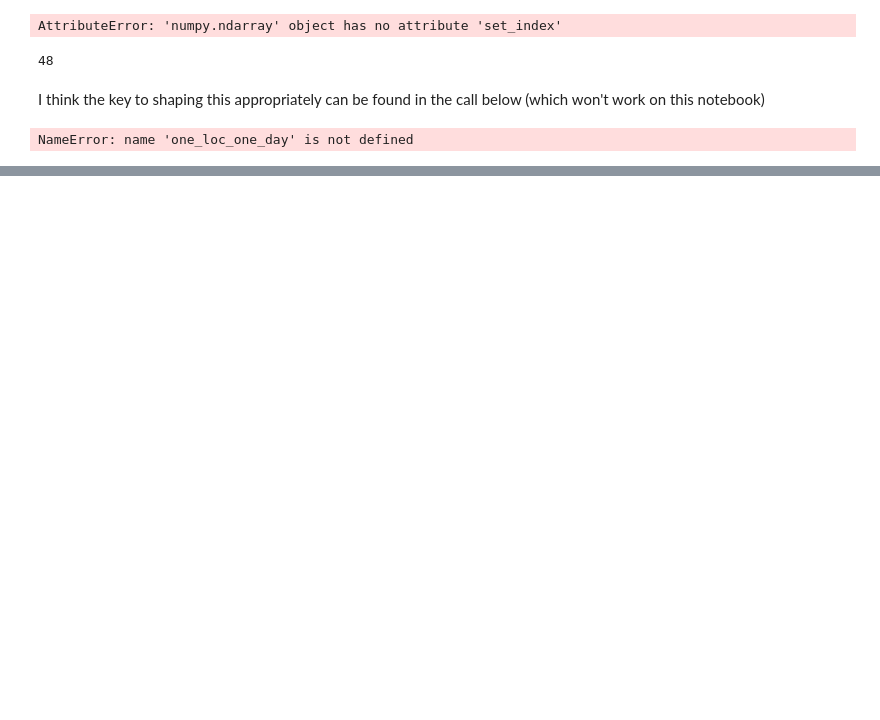
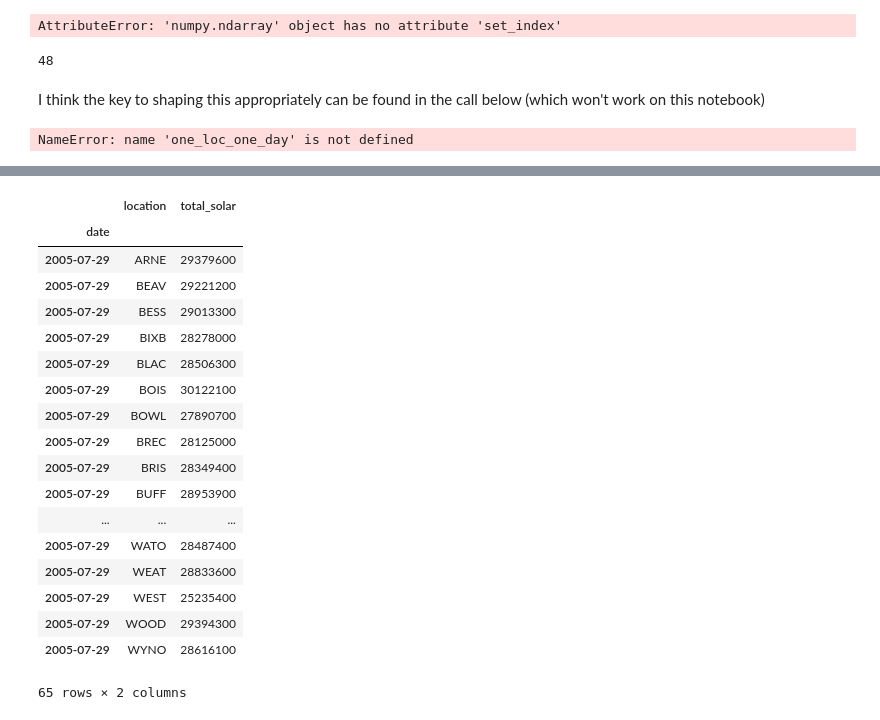
Before and after one commit to joelmpiper/solar_energy_prediction, a Jupyter notebook: notebooks/TestExtractionFunction.ipynb, the cells around one changed output, grey strips where cells are left out. Drawn from its saved outputs; the diff is of its cells as text; code cells hidden in the pictures; blank space fills up the shorter version.

```diff
--- a/notebooks/TestExtractionFunction.ipynb
+++ b/notebooks/TestExtractionFunction.ipynb
@@ -430,0 +535,15 @@ NameError: name 'one_loc_one_day' is not defined
+# %%
+reload(solar.wrangle.subset)
+from solar.wrangle.subset import Subset
+train_file = 'solar/data/kaggle_solar/train.csv'
+loc_file = 'solar/data/kaggle_solar/station_info.csv'
+
+train_dates = ['2005-07-29','2005-08-29']
+#test_dates = ['2008-12-29', '2009-01-29']
+#var = ['dswrf_sfc', 'uswrf_sfc', 'spfh_2m', 'ulwrf_tatm']
+#var = ['dswrf_sfc']
+#models = [0]
+#times = [18]
+lats = [35,38]
+longs = [259,270]
+train3, loc3 = Subset.cut_var(trainy, locy, lats, 'lat', train2.columns, loc2.columns)
@@ -430,0 +552,24 @@ NameError: name 'one_loc_one_day' is not defined
+# %%
+import datetime
+my_day = pd.datetime(2005,7,29)
+train3.loc[my_day]
+# %% [output]
+|  | location | total_solar |
+| date |  |  |
+| 2005-07-29 | ARNE | 29379600 |
+| 2005-07-29 | BEAV | 29221200 |
+| 2005-07-29 | BESS | 29013300 |
+| 2005-07-29 | BIXB | 28278000 |
+| 2005-07-29 | BLAC | 28506300 |
+| 2005-07-29 | BOIS | 30122100 |
+| 2005-07-29 | BOWL | 27890700 |
+| 2005-07-29 | BREC | 28125000 |
+| 2005-07-29 | BRIS | 28349400 |
+| 2005-07-29 | BUFF | 28953900 |
+| ... | ... | ... |
+| 2005-07-29 | WATO | 28487400 |
+| 2005-07-29 | WEAT | 28833600 |
+| 2005-07-29 | WEST | 25235400 |
+| 2005-07-29 | WOOD | 29394300 |
+| 2005-07-29 | WYNO | 28616100 |
+65 rows × 2 columns
```
Also changed, not shown: parts of 18 cells of this notebook, 8 other files.
